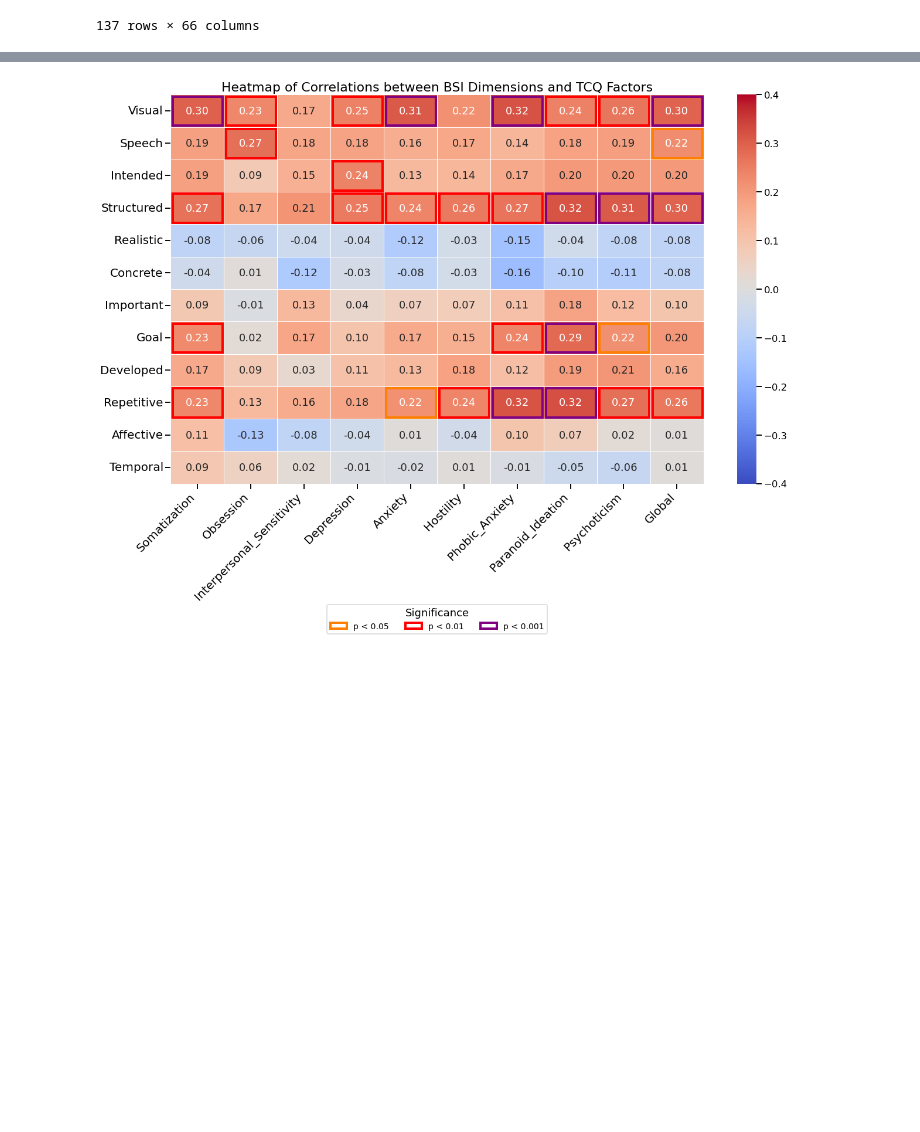
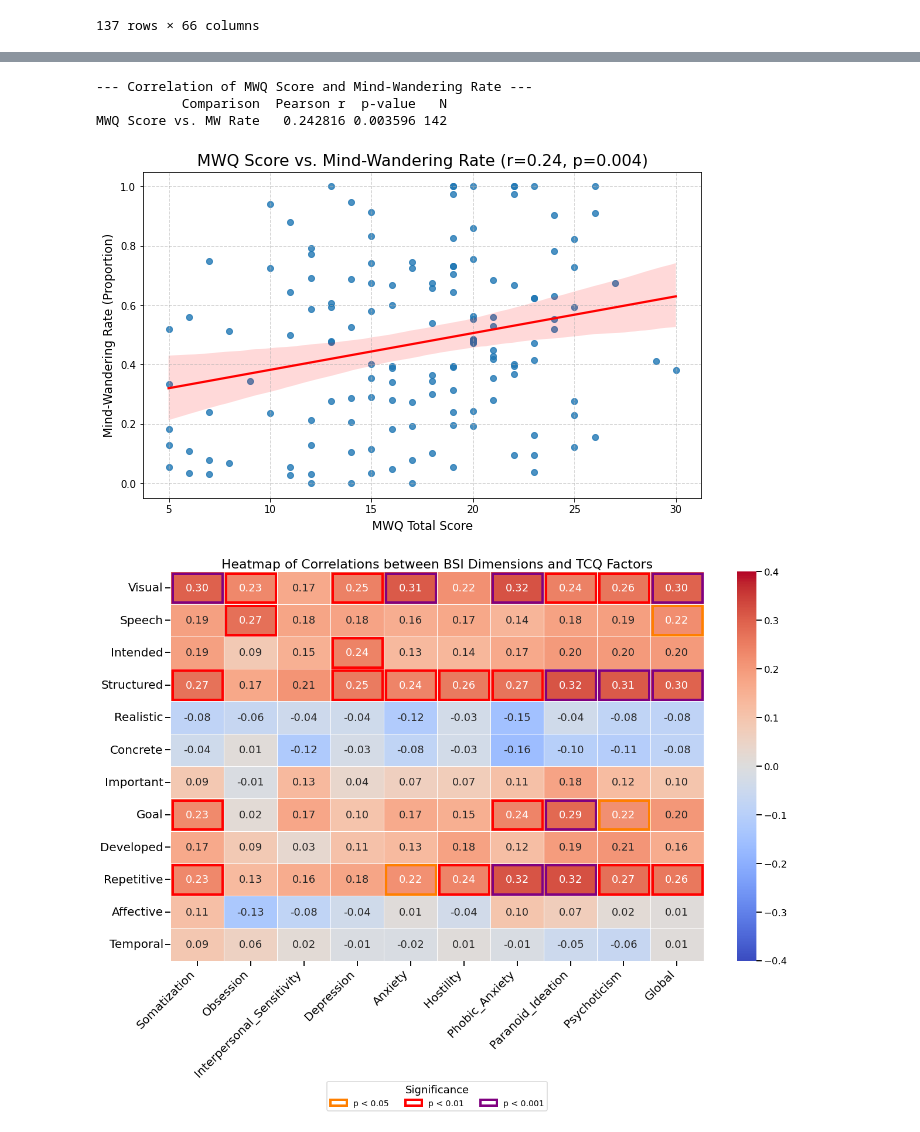
Before and after one commit to thandre6000/MindWanderAnalysis, a Jupyter notebook: notebooks/Correlations.ipynb, the cells around one changed output, grey strips where cells are left out. Saved outputs shown, nothing was run; the diff lists cells and outputs as text; code cells hidden in the pictures; blank space fills up the shorter version.

Commit message:
CU-86dzfzhfm - Added MWQ vs MWR to correlations

```diff
--- a/notebooks/Correlations.ipynb
+++ b/notebooks/Correlations.ipynb
@@ -87,6 +87,86 @@ Columns: ['Start Date', 'End Date', 'Time Scheduled', 'Duration (in seconds)', '
 # If the index is 'EID', rename it to 'expiwellID'
 if postQDat.index.name == 'EID':
     postQDat.index.name = 'expiwellID'
+# %%
+
+from scipy.stats import pearsonr
+import seaborn as sns
+
+# --- Correlation between MWQ Score and Mind-Wandering Count ---
+
+# 1. Define MWQ columns from the pre-survey data
+mwq_cols = [f'MWQ_{i}' for i in range(1, 6)] # MWQ_1 to MWQ_5
+
+# 2. Score the MWQ by summing the item scores
+# Ensure all MWQ columns are numeric, coercing errors
+for col in mwq_cols:
+    if col in preQDat.columns:
+        preQDat[col] = pd.to_numeric(preQDat[col], errors='coerce')
+
+# Get a list of only the MWQ columns that actually exist in the DataFrame
+existing_mwq_cols = [col for col in mwq_cols if col in preQDat.columns]
+if existing_mwq_cols:
+    # Sum the scores for each participant. skipna=False will result in NaN if any item is missing.
+    preQDat['MWQ_Score'] = preQDat[existing_mwq_cols].sum(axis=1, skipna=False)
+else:
+    print("Warning: No MWQ columns found in preQDat. Cannot calculate MWQ score.")
+    preQDat['MWQ_Score'] = np.nan
+# 3. Prepare the analysis DataFrame
+# We need 'MWQ_Score' from preQDat and 'MWrate' from final_trkData.
+# Let's merge them on the ExpiWell ID.
+analysis_df_mwq = final_trkData[['ExpiWell ID', 'MWrate']].merge(
+    preQDat[['MWQ_Score']],
+    left_on='ExpiWell ID',
+    right_index=True,
+    how='inner'
+)
+
+
+# 4. Calculate the Pearson correlation
+# Drop any rows with missing data for the correlation
+temp_df = analysis_df_mwq[['MWQ_Score', 'MWrate']].dropna()
+
+# Ensure columns are numeric before plotting, which fixes the TypeError
+temp_df['MWQ_Score'] = pd.to_numeric(temp_df['MWQ_Score'], errors='coerce')
+temp_df['MWrate'] = pd.to_numeric(temp_df['MWrate'], errors='coerce')
+temp_df = temp_df.dropna()
+
+
+if temp_df.shape[0] > 2:
+    r, p = pearsonr(temp_df['MWQ_Score'], temp_df['MWrate'])
+    result_mwq = {
+        'Comparison': 'MWQ Score vs. MW Rate',
+        'Pearson r': r,
+        'p-value': p,
+        'N': temp_df.shape[0]
+    }
+else:
+    result_mwq = {
+        'Comparison': 'MWQ Score vs. MW Rate',
+        'Pearson r': np.nan,
+        'p-value': np.nan,
+        'N': temp_df.shape[0]
+    }
+
+# 5. Print results and create a scatter plot
+results_df_mwq = pd.DataFrame([result_mwq])
+
+print("\n--- Correlation of MWQ Score and Mind-Wandering Rate ---")
+print(results_df_mwq.to_string(index=False))
+
+# Visualize the relationship
+plt.figure(figsize=(10, 6))
+sns.regplot(data=temp_df, x='MWQ_Score', y='MWrate', line_kws={'color': 'red'})
+plt.title(f'MWQ Score vs. Mind-Wandering Rate (r={r:.2f}, p={p:.3f})', fontsize=16)
+plt.xlabel('MWQ Total Score', fontsize=12)
+plt.ylabel('Mind-Wandering Rate (Proportion)', fontsize=12)
+plt.grid(True, linestyle='--', alpha=0.6)
+plt.show()
+# %% [output]
+--- Correlation of MWQ Score and Mind-Wandering Rate ---
+           Comparison  Pearson r  p-value   N
+MWQ Score vs. MW Rate   0.242816 0.003596 142
+[figure, added]
 # %%
 
 # --- Hypothesis 3: BSI Dimensions and TCQ Characteristics (Consolidated Analysis) ---
```
Also changed, not shown: parts of 2 cells of this notebook.
